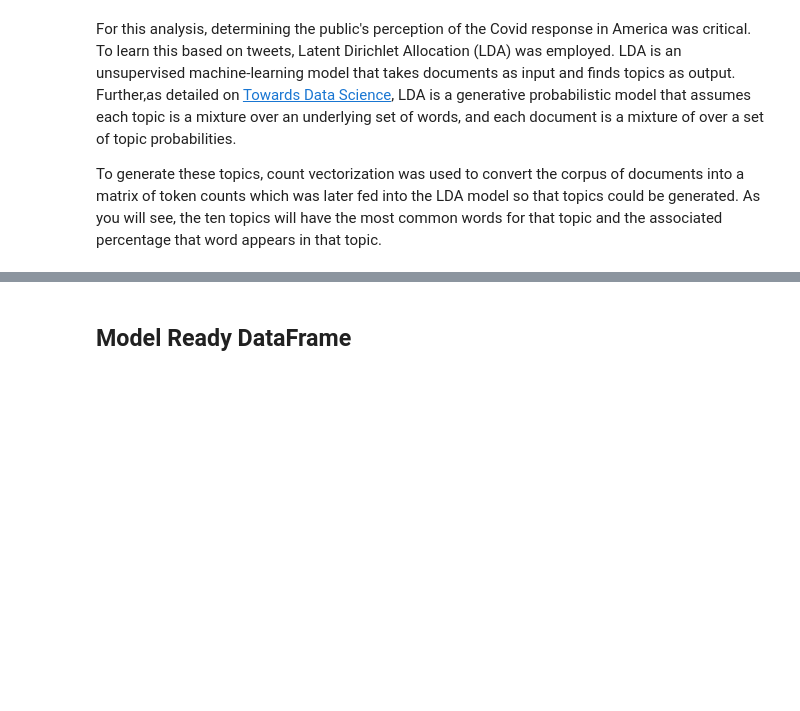
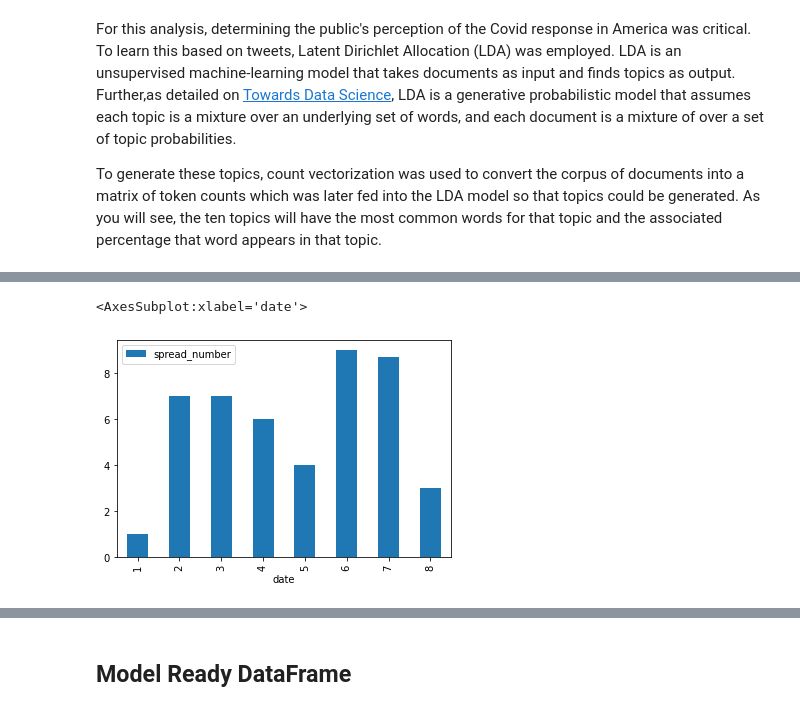
Before and after one commit to jdsmithwes/Capstone-Project, a Jupyter notebook: Dataset_creation_notebook.ipynb, the cells around one changed output, grey strips where cells are left out. Drawn from its saved outputs; the diff is of its cells as text; code cells hidden in the pictures; blank space fills up the shorter version.

```diff
--- a/Dataset_creation_notebook.ipynb
+++ b/Dataset_creation_notebook.ipynb
@@ -258,0 +268,3 @@ Master_Tweet_dataset.head(20)
+# %%
+Master_Tweet_dataset['spread_number'] = Master_Tweet_dataset['Biden (D)'] - Master_Tweet_dataset['Trump (R)']
+Master_Tweet_dataset.head(20)
@@ -260,0 +295,7 @@ sns.countplot(data=Master_Tweet_dataset,x='Target')
+# %%
+Master_Tweet_dataset.date = pd.to_datetime(Master_Tweet_dataset.date)
+# %%
+Master_Tweet_dataset[['date','spread_number']].groupby(Master_Tweet_dataset['date'].dt.month).median().plot(kind='bar')
+# %% [output]
+<AxesSubplot:xlabel='date'>
+[figure, added]
```
Also changed, not shown: parts of 6 cells of this notebook, 1 other file.
